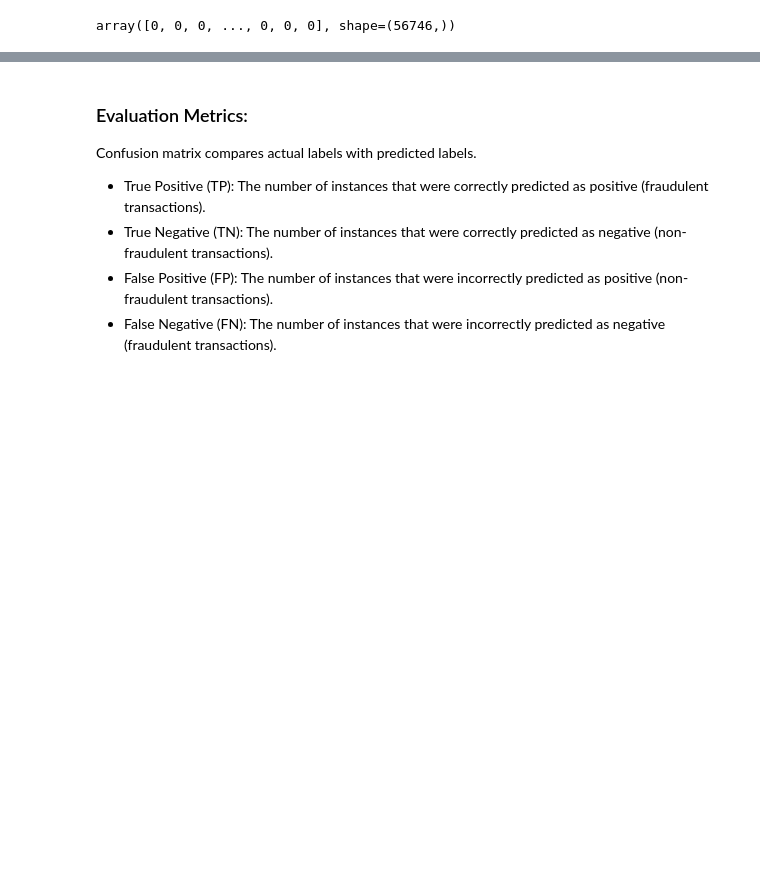
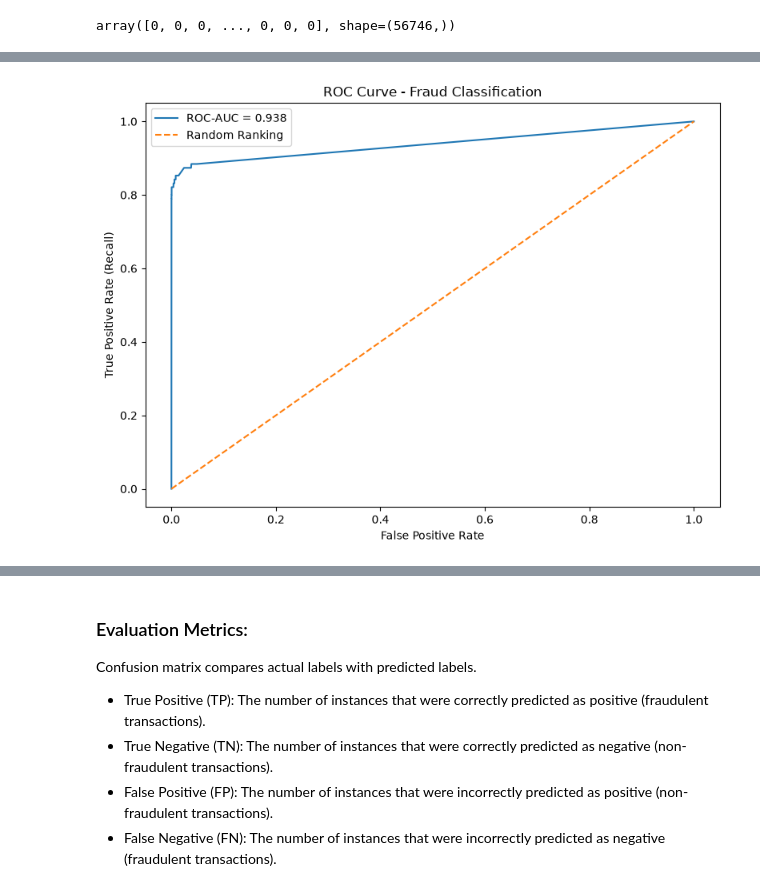
Before and after one commit to dharmender12/data_analytics_with_PYBI, a Jupyter notebook: fraud_detection_case_study.ipynb, the cells around one changed output, grey strips where cells are left out. Drawn from its saved outputs; the diff is of its cells as text; code cells hidden in the pictures; blank space fills up the shorter version.

```diff
--- a/fraud_detection_case_study.ipynb
+++ b/fraud_detection_case_study.ipynb
@@ -62,0 +117,23 @@ array([0, 0, 0, ..., 0, 0, 0], shape=(56746,))
+# %%
+from sklearn.ensemble import RandomForestClassifier
+
+rf_model = RandomForestClassifier(
+    n_estimators=200,
+    min_samples_leaf=2,
+    class_weight="balanced_subsample",
+    n_jobs = -1,
+    random_state=42
+)
+# %%
+rf_model.fit(X_train,y_train)
+rf_pred = rf_model.predict(X_test)
+
+# print("Confusion Matrix: ",confusion_matrix(y_test,rf_pred))
+# print("Classification report: ", classification_report(y_test,rf_pred,digits=4))
+# rf_model.save("rf_Model_fraud.h5")
+# %%
+print(rf_model.classes_)
+probabilities = rf_model.predict_proba(X_test)
+fraud_col = list(rf_model.classes_).index(1)
+fraud_probability = probabilities[:,fraud_col]
+print(fraud_probability[:10])
@@ -62,0 +228,15 @@ array([0, 0, 0, ..., 0, 0, 0], shape=(56746,))
+# %%
+fpr_values,tpr_values,roc_thresholds = roc_curve(y_test,fraud_probability)
+roc_auc = roc_auc_score(y_test,fraud_probability)
+
+plt.figure(figsize=(8,6))
+plt.plot(fpr_values,tpr_values, label=f"ROC-AUC = {roc_auc:.3f}")
+plt.plot([0,1],[0,1],'--',label="Random Ranking")
+plt.xlabel("False Positive Rate")
+plt.ylabel("True Positive Rate (Recall)")
+plt.title("ROC Curve - Fraud Classification")
+plt.legend()
+plt.tight_layout()
+plt.show()
+# %% [output]
+[figure, added]
```
Also changed, not shown: parts of 21 cells of this notebook.
